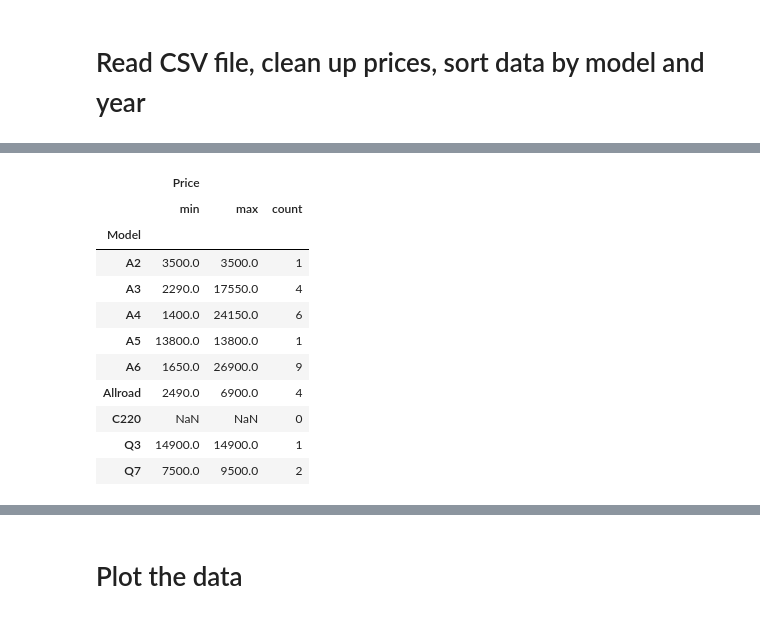
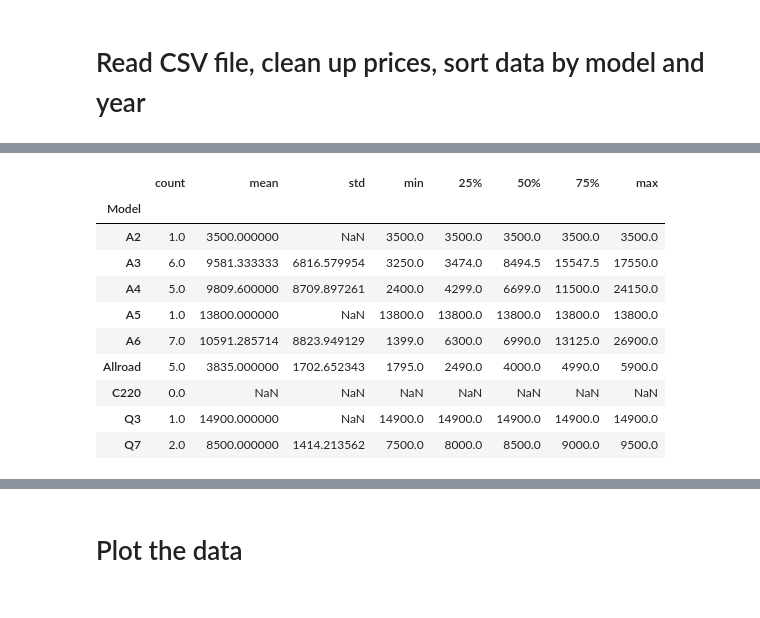
Before and after one commit to ugnevaisvilaite/She-Goes-Tech22, a Jupyter notebook: day_20/day_20_homework.ipynb, the cells around one changed output, grey strips where cells are left out. Cells and saved outputs as stored; diff of their text form; code cells hidden in the pictures.

```diff
--- a/day_20/day_20_homework.ipynb
+++ b/day_20/day_20_homework.ipynb
@@ -169,18 +190,18 @@ audi_sorted_by_year.head()
 # %%
-audi_df.groupby(['Model']).agg({'Price':['min','max','count']})  #A3 model max price should be 18595eur,but it's not here why?
+audi_grouped_by_model = audi_df.groupby(['Model']).describe()['Price'] #A3 model max price should be 18595eur,but it's not here why?
+audi_grouped_by_model
 # %% [output]
-|  | Price |  |  |
-|  | min | max | count |
-| Model |  |  |  |
-| A2 | 3500.0 | 3500.0 | 1 |
-| A3 | 2290.0 | 17550.0 | 4 |
-| A4 | 1400.0 | 24150.0 | 6 |
-| A5 | 13800.0 | 13800.0 | 1 |
-| A6 | 1650.0 | 26900.0 | 9 |
-| Allroad | 2490.0 | 6900.0 | 4 |
-| C220 | NaN | NaN | 0 |
-| Q3 | 14900.0 | 14900.0 | 1 |
-| Q7 | 7500.0 | 9500.0 | 2 |
+|  | count | mean | std | min | 25% | 50% | 75% | max |
+| Model |  |  |  |  |  |  |  |  |
+| A2 | 1.0 | 3500.000000 | NaN | 3500.0 | 3500.0 | 3500.0 | 3500.0 | 3500.0 |
+| A3 | 6.0 | 9581.333333 | 6816.579954 | 3250.0 | 3474.0 | 8494.5 | 15547.5 | 17550.0 |
+| A4 | 5.0 | 9809.600000 | 8709.897261 | 2400.0 | 4299.0 | 6699.0 | 11500.0 | 24150.0 |
+| A5 | 1.0 | 13800.000000 | NaN | 13800.0 | 13800.0 | 13800.0 | 13800.0 | 13800.0 |
+| A6 | 7.0 | 10591.285714 | 8823.949129 | 1399.0 | 6300.0 | 6990.0 | 13125.0 | 26900.0 |
+| Allroad | 5.0 | 3835.000000 | 1702.652343 | 1795.0 | 2490.0 | 4000.0 | 4990.0 | 5900.0 |
+| C220 | 0.0 | NaN | NaN | NaN | NaN | NaN | NaN | NaN |
+| Q3 | 1.0 | 14900.000000 | NaN | 14900.0 | 14900.0 | 14900.0 | 14900.0 | 14900.0 |
+| Q7 | 2.0 | 8500.000000 | 1414.213562 | 7500.0 | 8000.0 | 8500.0 | 9000.0 | 9500.0 |
 # %%
 audi_df.groupby(['Year']).describe()['Price']
 # %% [output]
```
Also changed, not shown: parts of 13 cells of this notebook, 1 other file.
